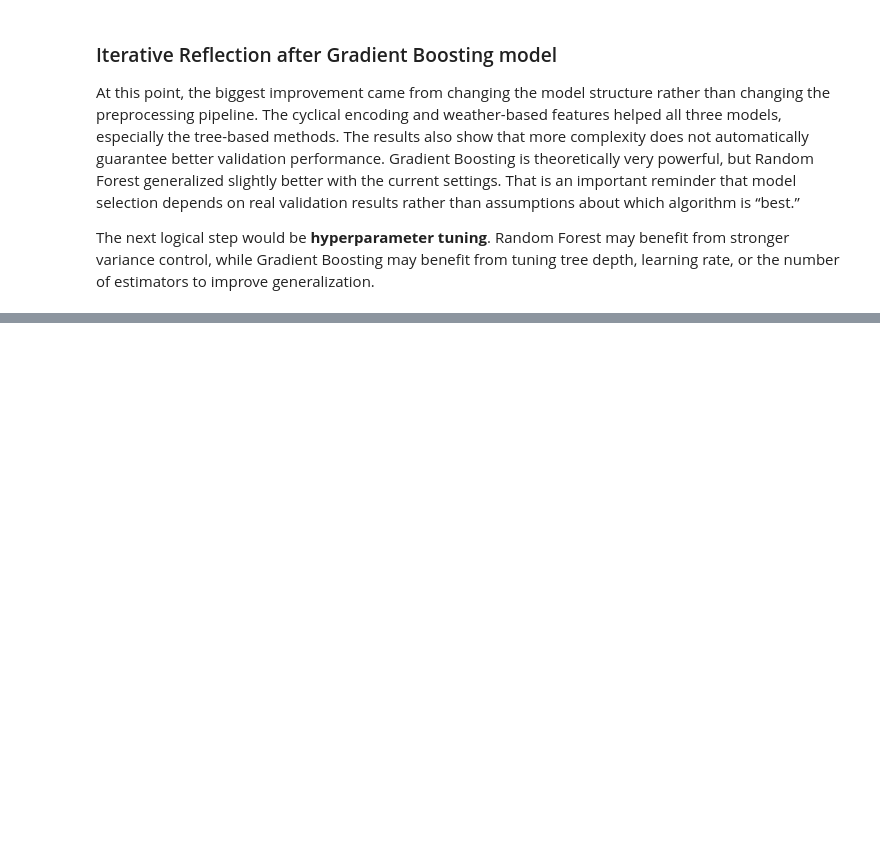
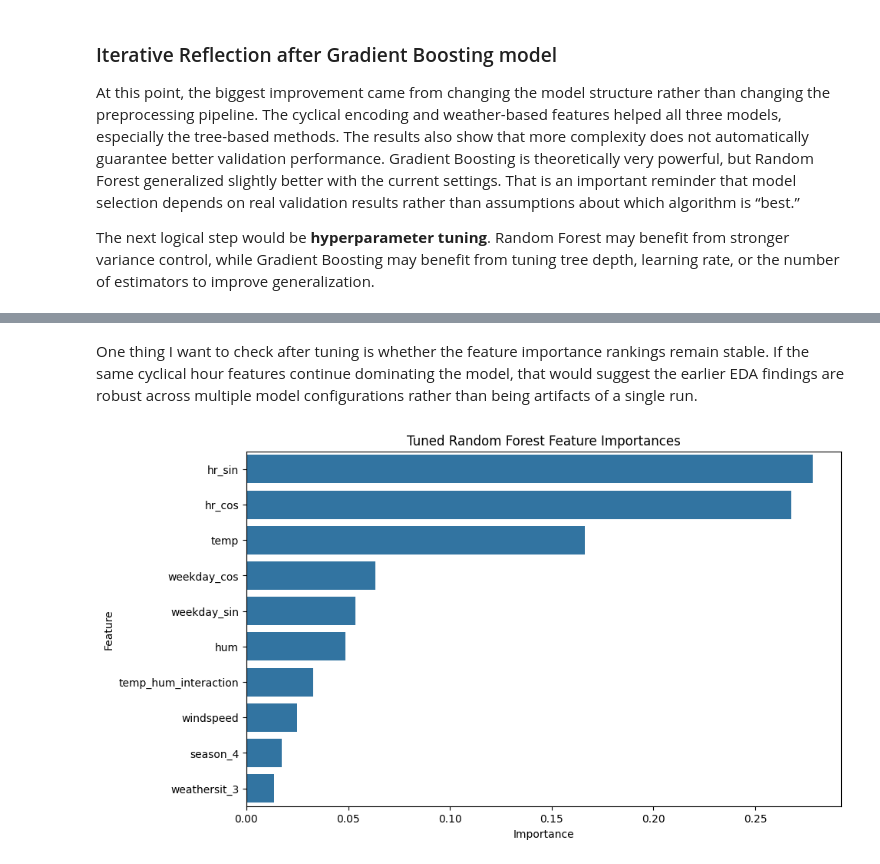
Before and after one commit to neerapatel5/ML-fundamentals-2026, a Jupyter notebook: Assignment_2_Neera_Patel.ipynb, the cells around one changed output, grey strips where cells are left out. Drawn from its saved outputs; the diff is of its cells as text; code cells hidden in the pictures; blank space fills up the shorter version.

```diff
--- a/Assignment_2_Neera_Patel.ipynb
+++ b/Assignment_2_Neera_Patel.ipynb
@@ -1024,0 +1043,13 @@ The next logical step would be **hyperparameter tuning**. Random Forest may bene
+# %%
+## randomized Search CV
+rf_random_search = RandomizedSearchCV(
+    estimator=RandomForestRegressor(random_state=42),
+    param_distributions=rf_param_grid,
+    n_iter=15,
+    cv=5,
+    scoring="r2",
+    random_state=42,
+    n_jobs=-1
+)
+
+rf_random_search.fit(X_train_processed, y_train)
@@ -1024,0 +1064,6 @@ The next logical step would be **hyperparameter tuning**. Random Forest may bene
+# %%
+best_rf_model = rf_random_search.best_estimator_
+
+## predictions
+best_rf_train_pred = best_rf_model.predict(X_train_processed)
+best_rf_val_pred = best_rf_model.predict(X_val_processed)
@@ -1024,0 +1102,28 @@ The next logical step would be **hyperparameter tuning**. Random Forest may bene
+# %% [markdown]
+One thing I want to check after tuning is whether the feature importance rankings remain stable. If the same cyclical hour features continue dominating the model, that would suggest the earlier EDA findings are robust across multiple model configurations rather than being artifacts of a single run.
+# %%
+## tuned Feature Importance
+best_rf_importance = pd.DataFrame({
+    "Feature": X_train_processed.columns,
+    "Importance": best_rf_model.feature_importances_
+})
+
+best_rf_importance = best_rf_importance.sort_values(
+    by="Importance",
+    ascending=False
+)
+
+top_best_rf = best_rf_importance.head(10)
+
+plt.figure(figsize=(10,6))
+
+sns.barplot(
+    data=top_best_rf,
+    x="Importance",
+    y="Feature"
+)
+
+plt.title("Tuned Random Forest Feature Importances")
+plt.show()
+# %% [output]
+[figure, added]
```
Also changed, not shown: parts of 20 cells of this notebook.
